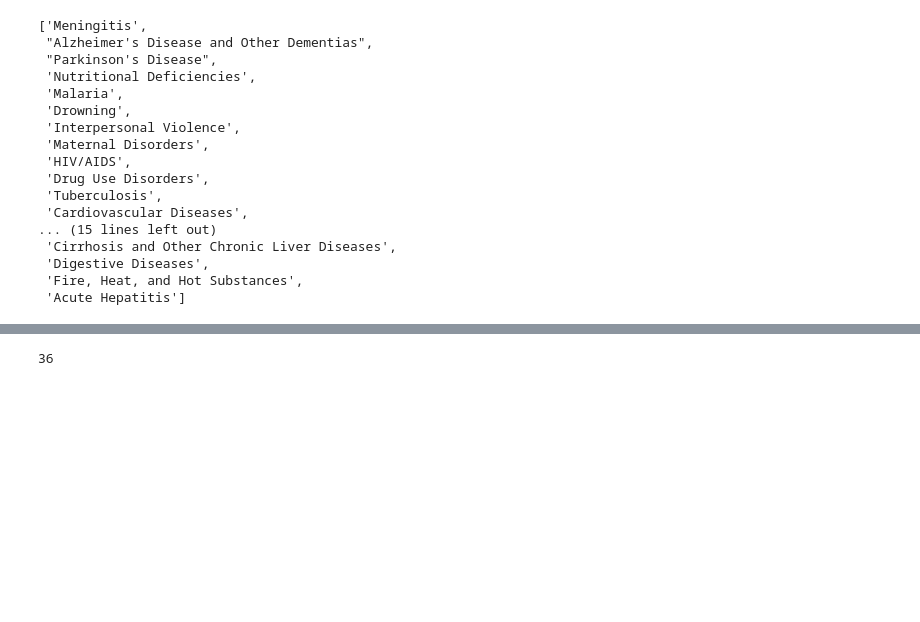
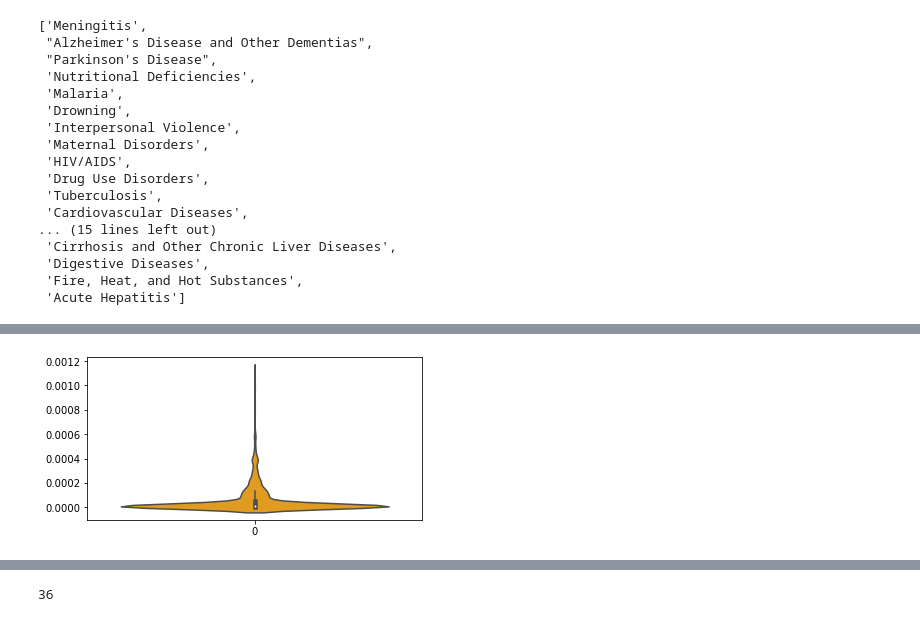
Before and after one commit to pgb314/Proyecto-ETL, a Jupyter notebook: src/Proyecto-ETL.ipynb, the cells around one changed output, grey strips where cells are left out. Cells and saved outputs as stored; diff of their text form; code cells hidden in the pictures; blank space fills up the shorter version.

```diff
--- a/src/Proyecto-ETL.ipynb
+++ b/src/Proyecto-ETL.ipynb
@@ -1041,5 +903,8 @@ lst3
  'Acute Hepatitis']
 # %%
 data_full.to_csv(f'C:\\Users\\pabli\\apuntes_de_clase\\Proyecto-ETL\data\\all_data.csv')
+# %%
+path = 'C:\\Users\\pabli\\apuntes_de_clase\\Proyecto-ETL\data\\all_data.csv'
+data_full = pd.read_csv(path)
 # %%
 data_comp = data_full.drop(columns=lst3)
@@ -1045,0 +921,9 @@ data_comp = data_full.drop(columns=lst3)
+# %%
+import pylab as plt
+
+plt.rcParams['figure.figsize']=(6, 3)
+import seaborn as sns
+# %%
+sns.violinplot(data=data_comp["per_capita-Meningitis"], color='orange');
+# %% [output]
+[figure, added]
```
Also changed, not shown: parts of 40 cells of this notebook, 15 other files.
